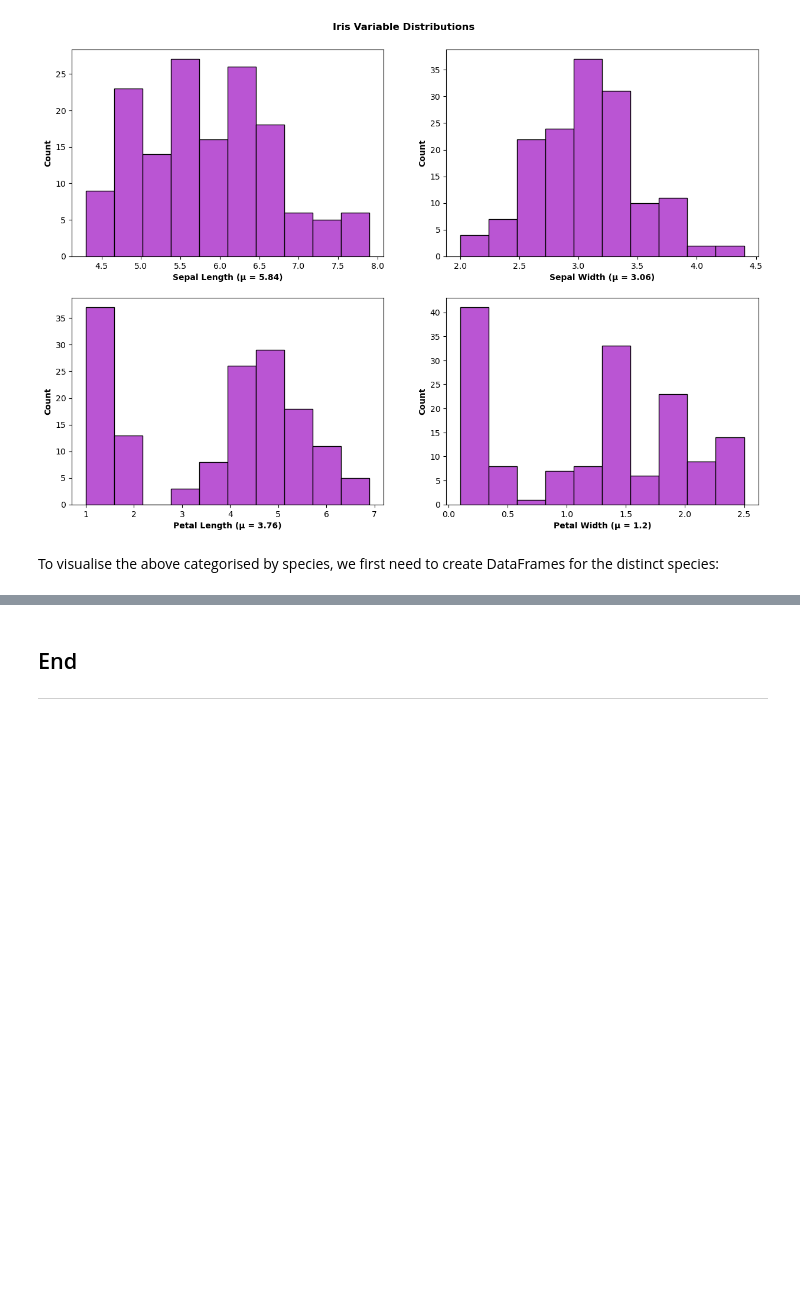
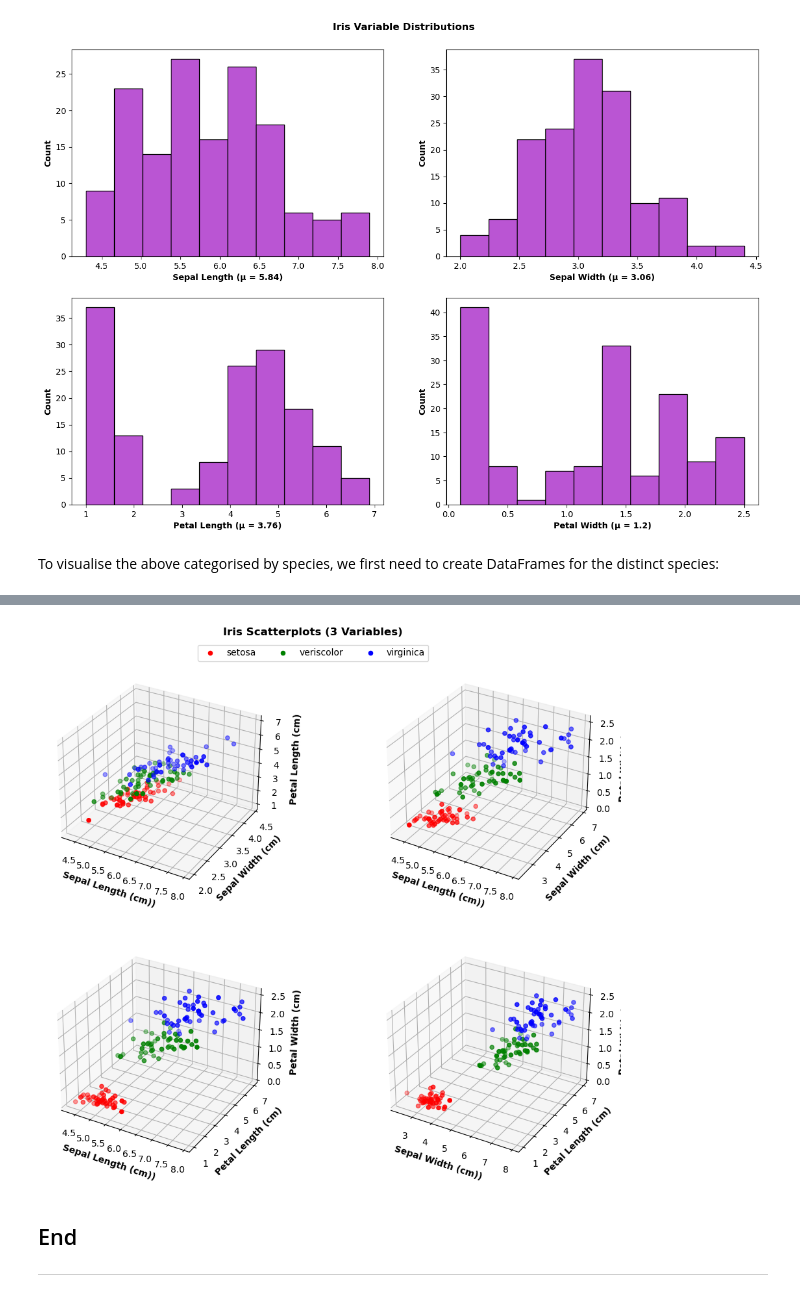
Before and after one commit to fdennehy/pands-project, a Jupyter notebook: iris.ipynb, the cells around one changed output, grey strips where cells are left out. Cells and saved outputs as stored; diff of their text form; code cells hidden in the pictures; blank space fills up the shorter version.

```diff
--- a/iris.ipynb
+++ b/iris.ipynb
@@ -157,3 +225,60 @@ plt.savefig('Iris_dist_by_species.png')
+# %%
+# https://matplotlib.org/stable/plot_types/3D/scatter3d_simple.html#sphx-glr-plot-types-3d-scatter3d-simple-py
+# https://stackoverflow.com/questions/77577613/matplotlib-3d-plot-z-label-cut-off
+# https://www.geeksforgeeks.org/make-3d-interactive-matplotlib-plot-in-jupyter-notebook/
+
+#Dependency ipympl: pip3 install ipympl
+#%matplotlib widget
+
+from mpl_toolkits import mplot3d
+
+# Create a new figure and sets of axes, split into 2 rows and 2 columns.
+fig, ax = plt.subplots(2,2,subplot_kw={"projection":"3d"})
+
+# Set figure title, size & label
+fig.suptitle('Iris Scatterplots (3 Variables)', y=.94, fontweight = 900)
+fig.set_figheight(10)
+fig.set_figwidth(12)
+
+ax[0,0].scatter(setosa_df["sepal_length"], setosa_df["sepal_width"], setosa_df["petal_length"], color="red")
+ax[0,0].scatter(versicolor_df["sepal_length"], versicolor_df["sepal_width"], versicolor_df["petal_length"], color="green")
+ax[0,0].scatter(virginica_df["sepal_length"], virginica_df["sepal_width"], virginica_df["petal_length"], color="blue")
+ax[0,0].set_xlabel("Sepal Length (cm))", fontweight = 550)
+ax[0,0].set_ylabel("Sepal Width (cm)", fontweight = 550)
+ax[0,0].set_zlabel("Petal Length (cm)", fontweight = 550)
+#ax[0,0].set_box_aspect(None, zoom=0.85)
+
+ax[0,1].scatter(setosa_df["sepal_length"], setosa_df["sepal_width"], setosa_df["petal_width"], color="red")
+ax[0,1].scatter(versicolor_df["sepal_length"], versicolor_df["petal_length"], versicolor_df["petal_width"], color="green")
+ax[0,1].scatter(virginica_df["sepal_length"], virginica_df["petal_length"], virginica_df["petal_width"], color="blue")
+ax[0,1].set_xlabel("Sepal Length (cm))", fontweight = 550)
+ax[0,1].set_ylabel("Sepal Width (cm)", fontweight = 550)
+ax[0,1].set_zlabel("Petal Width (cm)", fontweight = 550)
+#ax[0,1].set_box_aspect(None, zoom=0.85)
+
+ax[1,0].scatter(setosa_df["sepal_length"], setosa_df["petal_length"], setosa_df["petal_width"], color="red")
+ax[1,0].scatter(versicolor_df["sepal_length"], versicolor_df["petal_length"], versicolor_df["petal_width"], color="green")
+ax[1,0].scatter(virginica_df["sepal_length"], virginica_df["petal_length"], virginica_df["petal_width"], color="blue")
+ax[1,0].set_xlabel("Sepal Length (cm))", fontweight = 550)
+ax[1,0].set_ylabel("Petal Length (cm)", fontweight = 550)
+ax[1,0].set_zlabel("Petal Width (cm)", fontweight = 550)
+#ax[1,0].set_box_aspect(None, zoom=0.85)
+
+ax[1,1].scatter(setosa_df["sepal_width"], setosa_df["petal_length"], setosa_df["petal_width"], color="red")
+ax[1,1].scatter(versicolor_df["sepal_length"], versicolor_df["petal_length"], versicolor_df["petal_width"], color="green")
+ax[1,1].scatter(virginica_df["sepal_length"], virginica_df["petal_length"], virginica_df["petal_width"], color="blue")
+ax[1,1].set_xlabel("Sepal Width (cm))", fontweight = 550)
+ax[1,1].set_ylabel("Petal Length (cm)", fontweight = 550)
+ax[1,1].set_zlabel("Petal Width (cm)", fontweight = 550)
+#ax[1,1].set_box_aspect(None, zoom=0.85)
+
+# Add legend to the figure with appropriate positioning
+fig.legend(['setosa','veriscolor','virginica'], loc='upper center', bbox_to_anchor=(0.5,0.92), ncol=3)
+
+# Save to png
+plt.savefig('Iris_Scatterplots_3D.png')
+# %% [output]
+[figure, added]
 # %% [markdown]
 ## End
 
```
Also changed, not shown: parts of 4 cells of this notebook, 3 other files.
